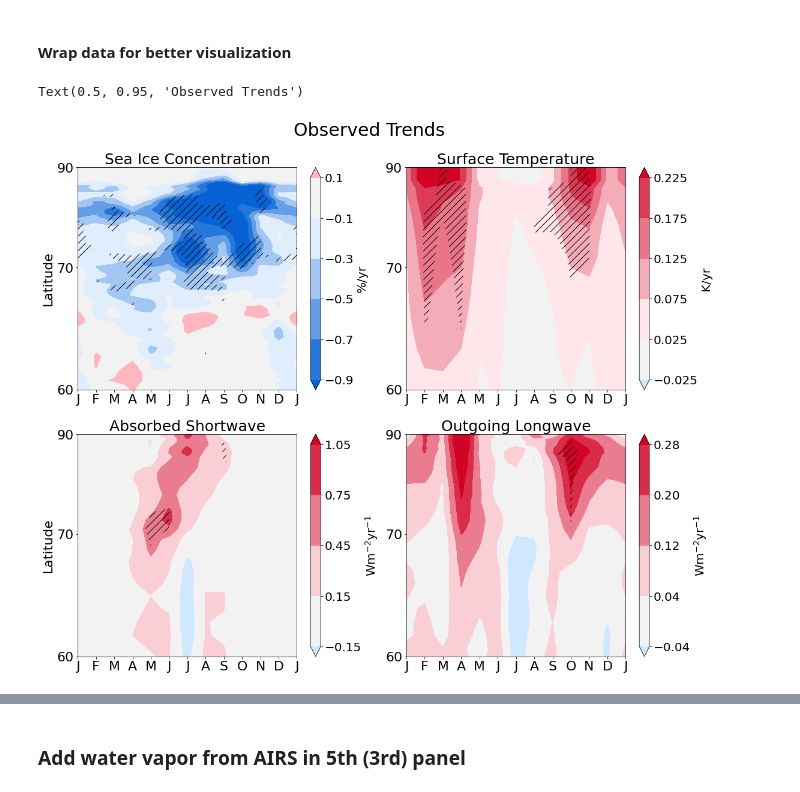
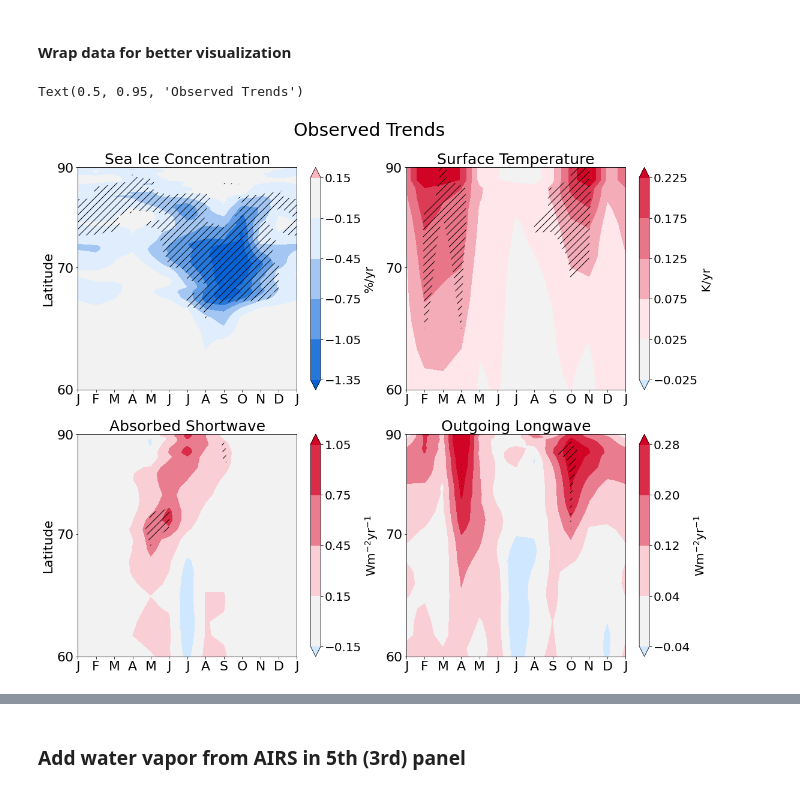
Before and after one commit to jshaw35/spectral_ice, a Jupyter notebook: figure1/figure1abc.ipynb, the cells around one changed output, grey strips where cells are left out. Cells and saved outputs as stored; diff of their text form; code cells hidden in the pictures.

```diff
--- a/figure1/figure1abc.ipynb
+++ b/figure1/figure1abc.ipynb
@@ -273,0 +290,2 @@ g10010_trends,g10010_statsig,g10010_notnull = compute_trends_n_signif(g10010_sub
+# %%
+g02202_ds = add_weights(g02202_ds)
@@ -274,3 +297,13 @@ g10010_trends,g10010_statsig,g10010_notnull = compute_trends_n_signif(g10010_sub
+# %%
+# Subset by time and latitude
+g02202_tsel = g02202_ds.sel(time=slice('2001-01-01','2020-12-31'),lat=slice(59,None))
+g02202_temp = 100*g02202_tsel['cdr_seaice_conc_monthly'].chunk({'time':-1,'lat':-1,'lon':-1}) # I don't think this speeds things up
+
+# Need to perform a weighted average because areas are not constant, land cells are already masked
+g02202_subset = masked_average(g02202_temp,dim=['lon'], weights=g02202_tsel['cell_weight'],)
+#                                mask=xr.ufuncs.isnan(g02202_ds['cdr_seaice_conc_monthly'][0])) # hide all gridcells with any interpolated land
+# %%
+g02202_trends,g02202_statsig,g02202_notnull = compute_trends_n_signif2(g02202_subset) # this should not take so long, but the resolution is much higher...
 # %% [markdown]
 ### Plot summary data
 # %% [markdown]
@@ -281,6 +314,9 @@ gisstemp_statsig_wrapped = xr.concat([gisstemp_statsig,gisstemp_statsig[0].assig
 
 g10010_trends_wrapped = xr.concat([g10010_trends,g10010_trends[0].assign_coords({'month':13})],dim='month')
 g10010_statsig_wrapped = xr.concat([g10010_statsig,g10010_statsig[0].assign_coords({'month':13})],dim='month')
+
+g02202_trends_wrapped = xr.concat([g02202_trends,g02202_trends[0].assign_coords({'month':13})],dim='month')
+g02202_statsig_wrapped = xr.concat([g02202_statsig,g02202_statsig[0].assign_coords({'month':13})],dim='month')
 
 asr_trends_wrapped = xr.concat([asr_trends,asr_trends[0].assign_coords({'month':13})],dim='month')
 asr_statsig_wrapped = xr.concat([asr_statsig,asr_statsig[0].assign_coords({'month':13})],dim='month')
@@ -291,7 +327,7 @@ olr_statsig_wrapped = xr.concat([olr_statsig,olr_statsig[0].assign_coords({'mont
 wv_trends_wrapped = xr.concat([wv_trends,wv_trends[0].assign_coords({'month':13})],dim='month')
 wv_statsig_wrapped = xr.concat([wv_statsig,wv_statsig[0].assign_coords({'month':13})],dim='month')
 # %%
-palette = sns.diverging_palette(257, 10, s=99, l=44, sep=50, n=8, as_cmap=True)
+palette = sns.diverging_palette(257, 10, s=99, l=44, sep=50, n=5, as_cmap=True)
 
 fig1,axs = plt.subplots(nrows=2,ncols=2,figsize=(18,15))
 fig1.subplots_adjust(wspace=0.2,hspace=0.2)
@@ -318,10 +354,10 @@ axes[2].set_ylabel('Latitude',fontsize=22)
 
 lat_weighted0 = np.sin(np.pi/180*g10010_trends['lat'])
 cmap0 = copy.copy(palette)
-im0 = axes[0].contourf(g10010_trends_wrapped['month'],lat_weighted0,g10010_trends_wrapped.transpose('lat','month'),
-                       cmap=cmap0,extend='both',levels=np.arange(-0.9,0.11,0.2),vmin=-0.9,vmax=0.9)
+im0 = axes[0].contourf(g02202_trends_wrapped['month'],lat_weighted0,g02202_trends_wrapped.transpose('lat','month'),
+                       cmap=cmap0,extend='both',levels=np.arange(-1.35,0.156,0.3),vmin=-1.35,vmax=1.35)
 im0.cmap.set_over('lightpink')
-stip = axes[0].contourf(g10010_statsig_wrapped['month'],lat_weighted0,g10010_statsig_wrapped.transpose('lat','month'), colors='none',levels=[0,99,100],
+stip = axes[0].contourf(g02202_statsig_wrapped['month'],lat_weighted0,g02202_statsig_wrapped.transpose('lat','month'), colors='none',levels=[0,99,100],
                         hatches=[None,'//'],extend='neither')
 axes[0].set_title('Sea Ice Concentration',fontsize=25)
 cbar0 = plt.colorbar(im0,ax=axes[0])
@@ -340,31 +376,31 @@ cbar1 = plt.colorbar(im1,ax=axes[1])
 cbar1.ax.tick_params(labelsize=20)
 cbar1.set_label(label='K/yr',fontsize=20)
 
 lat_weighted2 = np.sin(np.pi/180*asr_trends['lat'])
 cmap2 = copy.copy(palette)
 im2 = axes[2].contourf(asr_trends_wrapped['month'],lat_weighted2,asr_trends_wrapped.transpose('lat','month'),
                        cmap=cmap2,extend='both',levels=np.arange(-0.15,1.06,0.30),vmin=-1.05,vmax=1.05)
 im2.cmap.set_under((0.81,0.91,1.00))
 stip = axes[2].contourf(asr_statsig_wrapped['month'],lat_weighted2,asr_statsig_wrapped.transpose('lat','month'), colors='none',levels=[0,99,100],
                         hatches=[None,'//'],extend='neither')
 axes[2].set_title('Absorbed Shortwave',fontsize=25)
 cbar2 = plt.colorbar(im2,ax=axes[2])
 cbar2.ax.tick_params(labelsize=20)
 cbar2.set_label(label='Wm$^{-2}$yr$^{-1}$',fontsize=20)
 
 lat_weighted3 = np.sin(np.pi/180*olr_trends['lat'])
 cmap3 = copy.copy(palette)
 im3 = axes[3].contourf(olr_trends_wrapped['month'],lat_weighted3,olr_trends_wrapped.transpose('lat','month'),
                        cmap=cmap3,extend='both',levels=np.arange(-0.04,0.36,0.08),vmin=-0.28,vmax=0.28)
 im3.cmap.set_under((0.81,0.91,1.00))
 stip = axes[3].contourf(olr_statsig_wrapped['month'],lat_weighted3,olr_statsig_wrapped.transpose('lat','month'), colors='none',levels=[0,99,100],
                         hatches=[None,'//'],extend='neither')
 axes[3].set_title('Outgoing Longwave',fontsize=25)
 cbar3 = plt.colorbar(im3,ax=axes[3])
 cbar3.ax.tick_params(labelsize=20)
 cbar3.set_label(label='Wm$^{-2}$yr$^{-1}$',fontsize=20)
 
 fig1.suptitle('Observed Trends',fontsize=30,y=0.95)
 # %% [output]
 Text(0.5, 0.95, 'Observed Trends')
-[figure, old version]
+[figure, new version]
```
Also changed, not shown: parts of 27 cells of this notebook, 1 other file.
